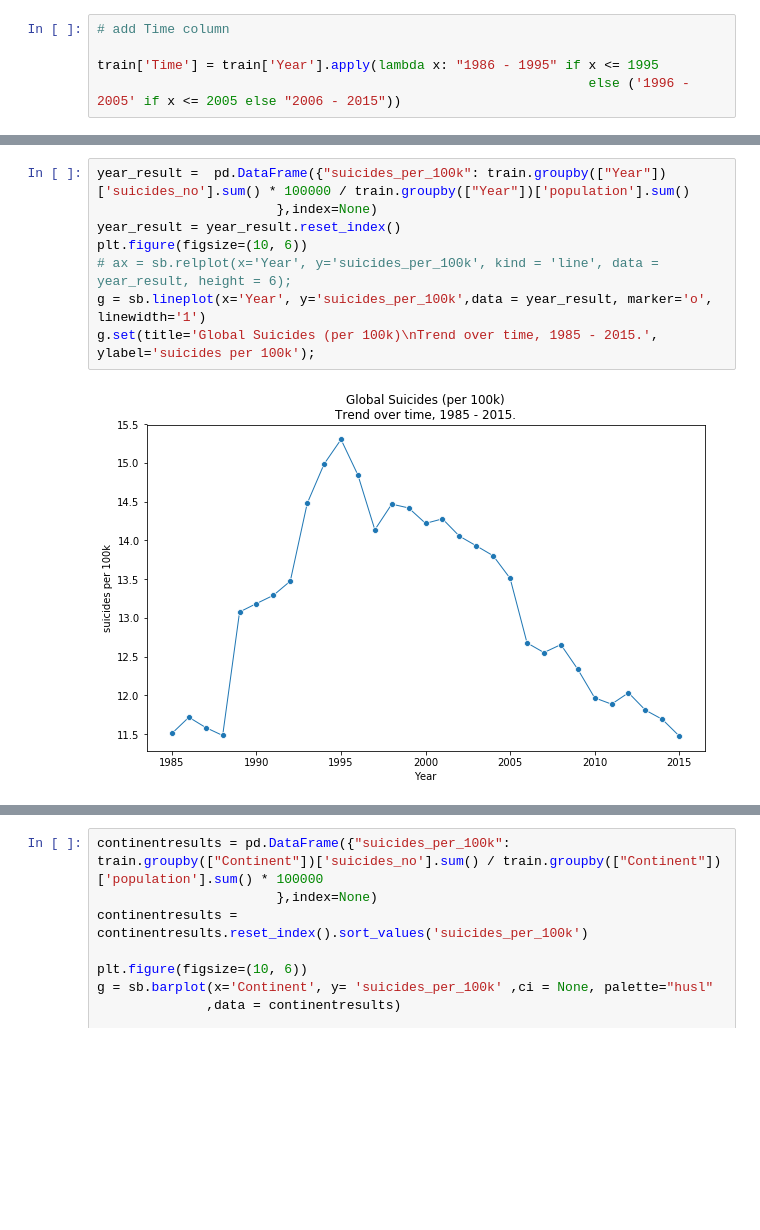
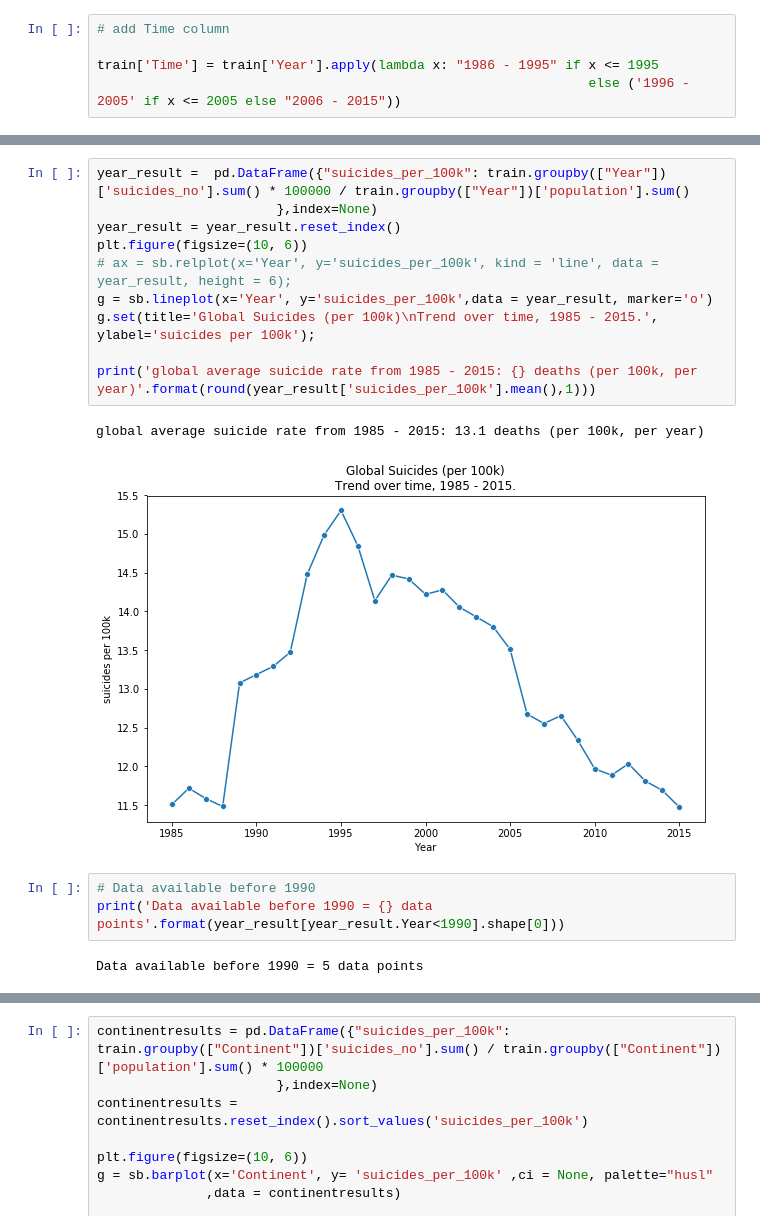
Before and after one commit to vaishali-vcs/DataScienceFoundation_Project, a Jupyter notebook: SuicideDataAnalysis.ipynb, the cells around one changed output, grey strips where cells are left out. Drawn from its saved outputs; the diff is of its cells as text; blank space fills up the shorter version.

```diff
--- a/SuicideDataAnalysis.ipynb
+++ b/SuicideDataAnalysis.ipynb
@@ -86,10 +191,18 @@ train['Time'] = train['Year'].apply(lambda x: "1986 - 1995" if x <= 1995
 # %%
 year_result =  pd.DataFrame({"suicides_per_100k": train.groupby(["Year"])['suicides_no'].sum() * 100000 / train.groupby(["Year"])['population'].sum()
                        },index=None)
 year_result = year_result.reset_index()
 plt.figure(figsize=(10, 6))
 # ax = sb.relplot(x='Year', y='suicides_per_100k', kind = 'line', data = year_result, height = 6);
-g = sb.lineplot(x='Year', y='suicides_per_100k',data = year_result, marker='o', linewidth='1')
+g = sb.lineplot(x='Year', y='suicides_per_100k',data = year_result, marker='o')
 g.set(title='Global Suicides (per 100k)\nTrend over time, 1985 - 2015.', ylabel='suicides per 100k');
+
+print('global average suicide rate from 1985 - 2015: {} deaths (per 100k, per year)'.format(round(year_result['suicides_per_100k'].mean(),1)))
 # %% [output]
+global average suicide rate from 1985 - 2015: 13.1 deaths (per 100k, per year)
-[figure, old version]
+[figure, new version]
+# %%
+# Data available before 1990
+print('Data available before 1990 = {} data points'.format(year_result[year_result.Year<1990].shape[0]))
+# %% [output]
+Data available before 1990 = 5 data points
```
Also changed, not shown: parts of 113 cells of this notebook.
